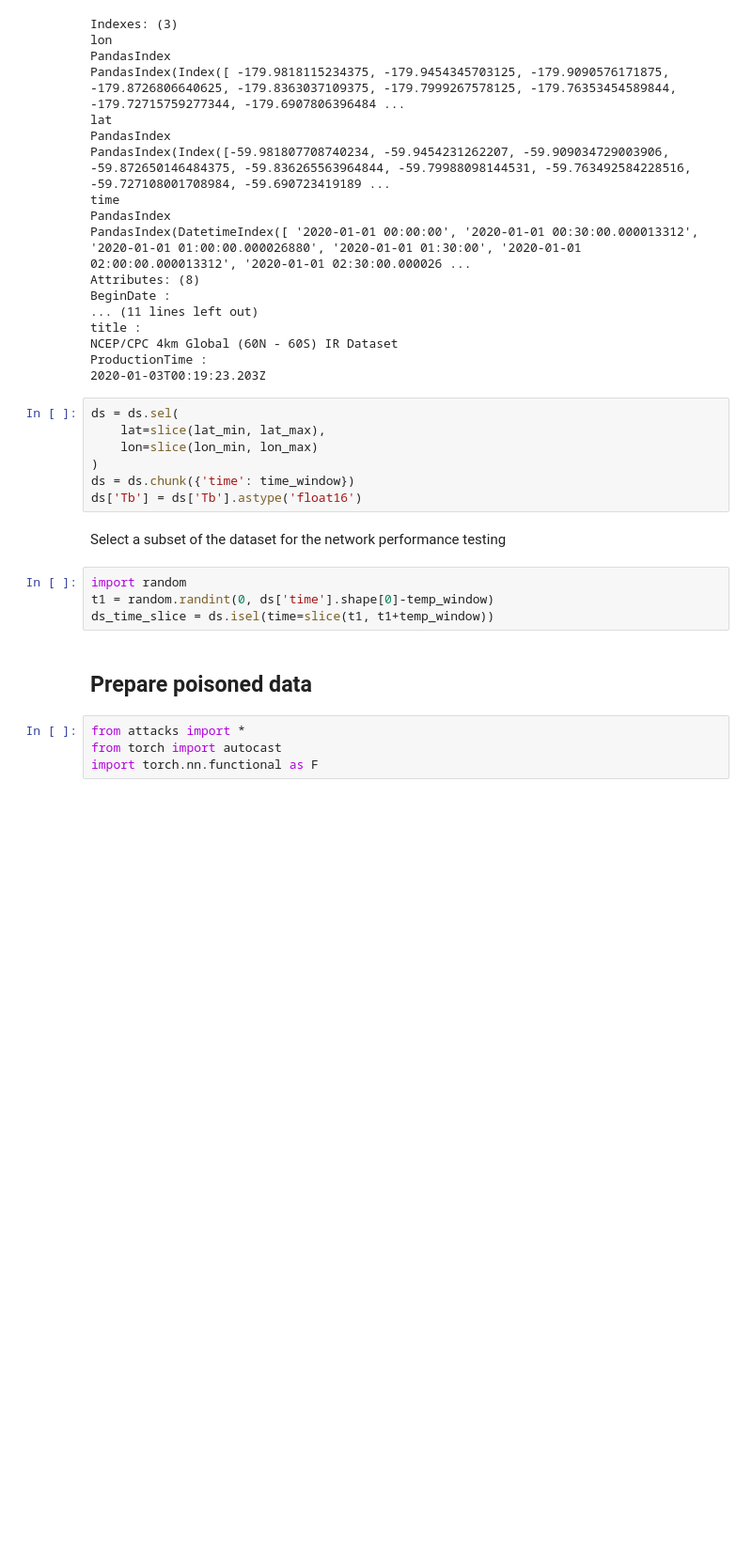
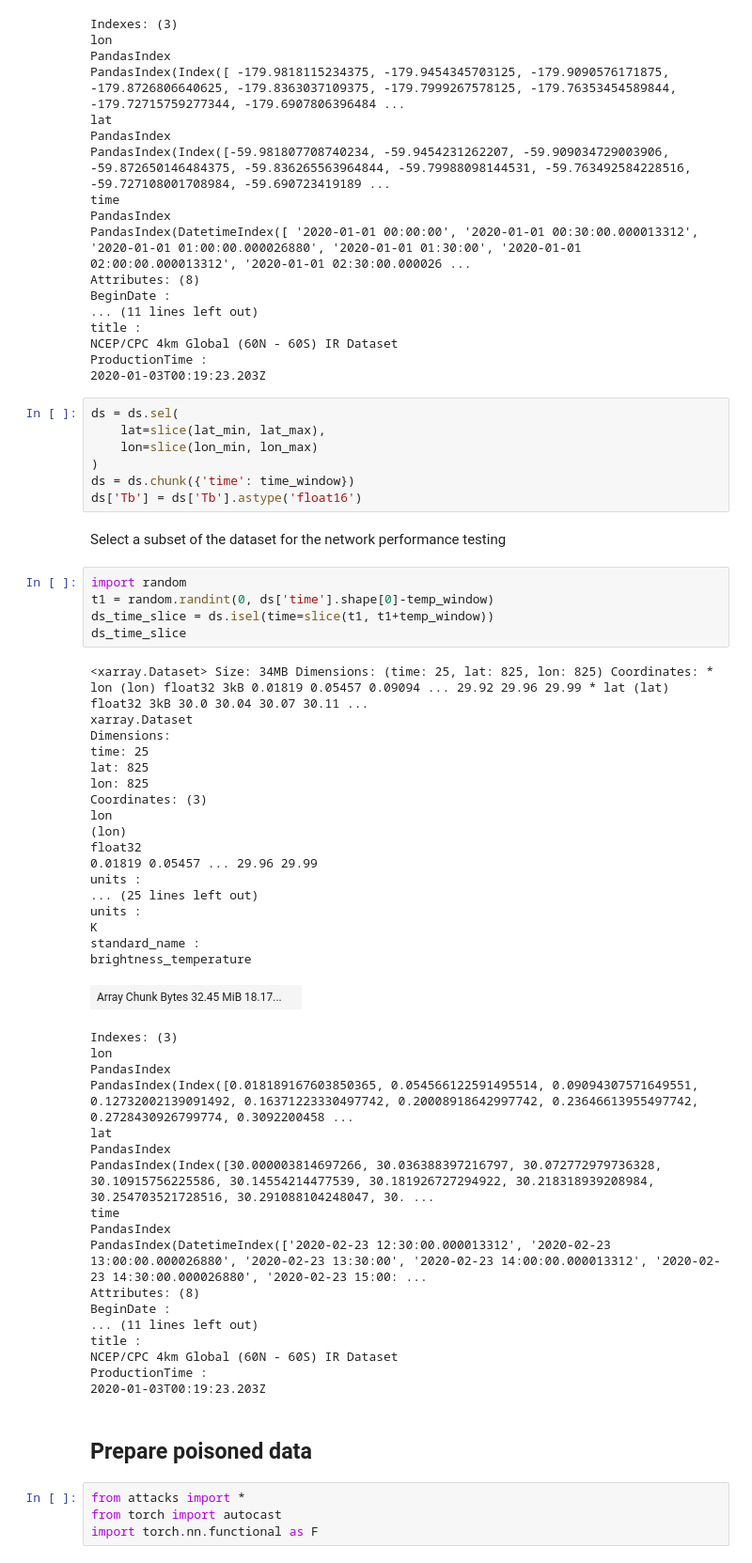
Before and after one commit to dagus01-lab/Cybersecurity-projects-2024, a Jupyter notebook: model_validation.ipynb, the cells around one changed output. Shown at 94% size. Saved outputs shown, nothing was run; the diff lists cells and outputs as text; blank space fills up the shorter version.

```diff
--- a/model_validation.ipynb
+++ b/model_validation.ipynb
@@ -82,7 +83,44 @@ Select a subset of the dataset for the network performance testing
 # %%
 import random
 t1 = random.randint(0, ds['time'].shape[0]-temp_window)
 ds_time_slice = ds.isel(time=slice(t1, t1+temp_window))
+ds_time_slice
+# %% [output]
+<xarray.Dataset> Size: 34MB Dimensions: (time: 25, lat: 825, lon: 825) Coordinates: * lon (lon) float32 3kB 0.01819 0.05457 0.09094 ... 29.92 29.96 29.99 * lat (lat) float32 3kB 30.0 30.04 30.07 30.11 ...
+xarray.Dataset
+Dimensions:
+time: 25
+lat: 825
+lon: 825
+Coordinates: (3)
+lon
+(lon)
+float32
+0.01819 0.05457 ... 29.96 29.99
+units :
+... (25 lines left out)
+units :
+K
+standard_name :
+brightness_temperature
+| Array Chunk Bytes 32.45 MiB 18.17... |  |
+Indexes: (3)
+lon
+PandasIndex
+PandasIndex(Index([0.018189167603850365, 0.054566122591495514, 0.09094307571649551, 0.12732002139091492, 0.16371223330497742, 0.20008918642997742, 0.23646613955497742, 0.2728430926799774, 0.3092200458 ...
+lat
+PandasIndex
+PandasIndex(Index([30.000003814697266, 30.036388397216797, 30.072772979736328, 30.10915756225586, 30.14554214477539, 30.181926727294922, 30.218318939208984, 30.254703521728516, 30.291088104248047, 30. ...
+time
+PandasIndex
+PandasIndex(DatetimeIndex(['2020-02-23 12:30:00.000013312', '2020-02-23 13:00:00.000026880', '2020-02-23 13:30:00', '2020-02-23 14:00:00.000013312', '2020-02-23 14:30:00.000026880', '2020-02-23 15:00: ...
+Attributes: (8)
+BeginDate :
+... (11 lines left out)
+title :
+NCEP/CPC 4km Global (60N - 60S) IR Dataset
+ProductionTime :
+2020-01-03T00:19:23.203Z
 # %% [markdown]
 ## Prepare poisoned data
 # %%
```
Also changed, not shown: parts of 9 cells of this notebook, 13 other files.
